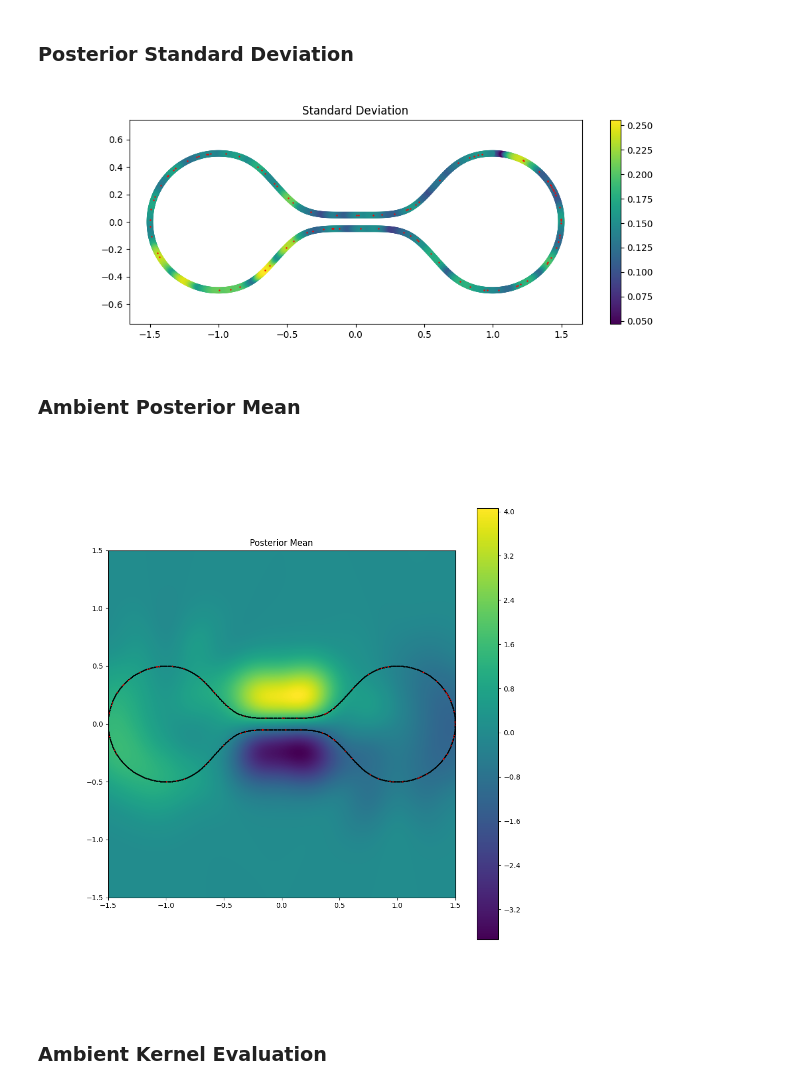
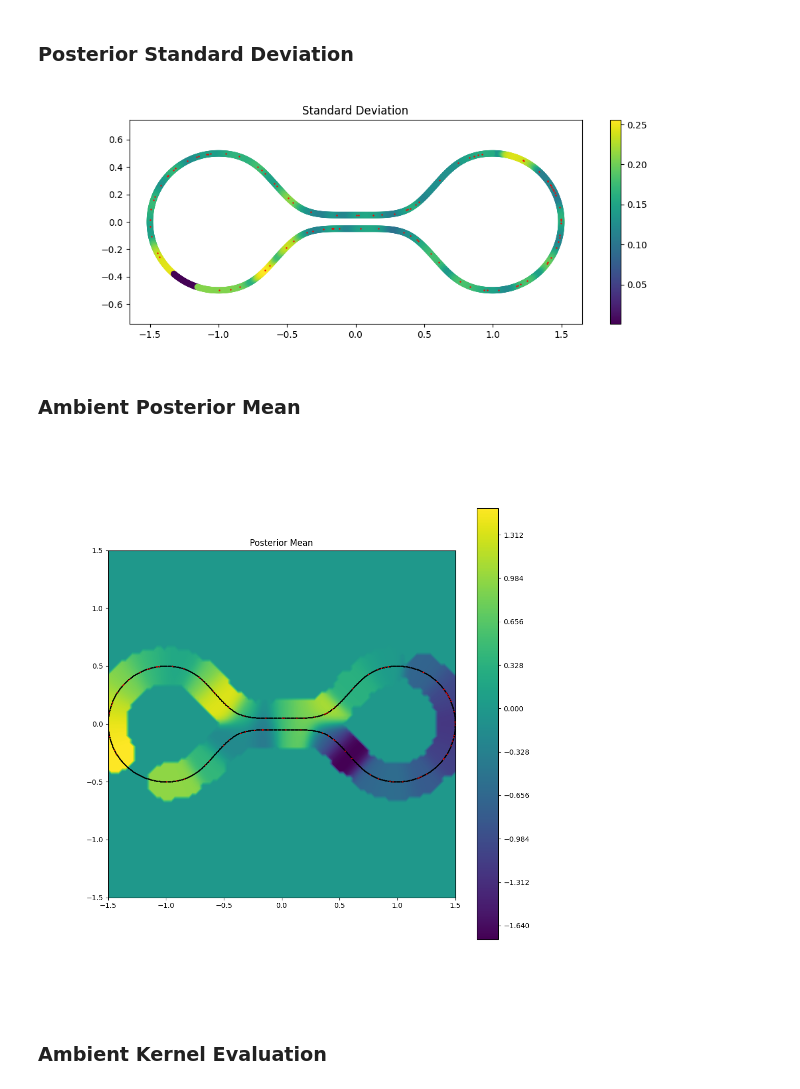
Before and after one commit to nash169/manifold-gp, a Jupyter notebook: examples/1D_supervised_learning.ipynb, the cells around one changed output. Cells and saved outputs as stored; diff of their text form; code cells hidden in the pictures.

```diff
--- a/examples/1D_supervised_learning.ipynb
+++ b/examples/1D_supervised_learning.ipynb
@@ -270,9 +266,9 @@ with torch.no_grad():
     ax.axis('equal')
     ax.set_title('Ground Truth')
 
-#     posterior_mean = preds_manifold.mean.cpu().numpy()
+    posterior_mean = preds_manifold.mean.cpu().numpy()
 #     posterior_mean = preds_fourier.mean.cpu().numpy()
-    posterior_mean = (scale_manifold*preds_manifold.mean + (1-scale_manifold)*preds_fourier.mean).cpu().numpy()
+#     posterior_mean = (scale_manifold*preds_manifold.mean + (1-scale_manifold)*preds_fourier.mean).cpu().numpy()
 
     fig = plt.figure(figsize=(11, 4))
     ax = fig.add_subplot(111)
@@ -322,9 +318,9 @@ with torch.no_grad():
 # Prior Standard Deviation
 # %%
 with torch.no_grad():
-#     prior_std = model.covar_module(sampled_x, sampled_x, diag=True).sqrt()
+    prior_std = model.covar_module(sampled_x, sampled_x, diag=True).sqrt()
 #     prior_std = model_vanilla.covar_module(sampled_x, sampled_x, diag=True).sqrt()
-    prior_std = (scale_manifold*model.covar_module(sampled_x, sampled_x, diag=True).sqrt() + (1-scale_manifold)*model_vanilla.covar_module(sampled_x, sampled_x, diag=True).sqrt())
+#     prior_std = (scale_manifold*model.covar_module(sampled_x, sampled_x, diag=True).sqrt() + (1-scale_manifold)*model_vanilla.covar_module(sampled_x, sampled_x, diag=True).sqrt())
 
     fig = plt.figure(figsize=(11, 4))
     ax = fig.add_subplot(111)
@@ -339,9 +335,9 @@ with torch.no_grad():
 ### Posterior Standard Deviation
 # %%
 with torch.no_grad():
-#     posterior_std = preds_manifold.stddev
+    posterior_std = preds_manifold.stddev
 #     posterior_std = preds_fourier.stddev
-    posterior_std = (scale_manifold*preds_manifold.stddev + (1-scale_manifold)*preds_fourier.stddev)
+#     posterior_std = (scale_manifold*preds_manifold.stddev + (1-scale_manifold)*preds_fourier.stddev)
 
     fig = plt.figure(figsize=(11, 4))
     ax = fig.add_subplot(111)
@@ -351,26 +347,26 @@ with torch.no_grad():
     ax.axis('equal')
     ax.set_title('Standard Deviation')
 # %% [output]
-[figure, old version]
+[figure, new version]
 # %% [markdown]
 ### Ambient Posterior Mean
 # %%
 with torch.no_grad():
-#     posterior_mean_ambient = preds_ambient.mean
-    posterior_mean_ambient = preds_fourier_ambient.mean
+    posterior_mean_ambient = preds_ambient.mean
+#     posterior_mean_ambient = preds_fourier_ambient.mean
 #     posterior_mean_ambient = (scale_ambient*preds_ambient.mean + (1-scale_ambient)*preds_fourier_ambient.mean)
 
     fig = plt.figure(figsize=(11, 11))
     ax = fig.add_subplot(111)
     contour = ax.contourf(x.cpu(), y.cpu(), posterior_mean_ambient.cpu().numpy().reshape(resolution, -1), 500)
     # ax.contour(x.cpu(), y.cpu(), posterior_mean_grid.reshape(resolution, -1), 10, cmap=None, colors='#f2e68f')
     ax.scatter(sampled_x.cpu().numpy()[:, 0], sampled_x.cpu().numpy()[:, 1], c='k', s=0.5)
     ax.scatter(train_x.cpu().numpy()[:, 0], train_x.cpu().numpy()[:, 1], c='r', s=0.5)
     fig.colorbar(contour)
     ax.axis('square')
     ax.set_title('Posterior Mean')
 # %% [output]
-[figure, old version]
+[figure, new version]
 # %% [markdown]
 ### Ambient Kernel Evaluation
 # %%
```
Also changed, not shown: parts of 8 cells of this notebook, 18 other files.
